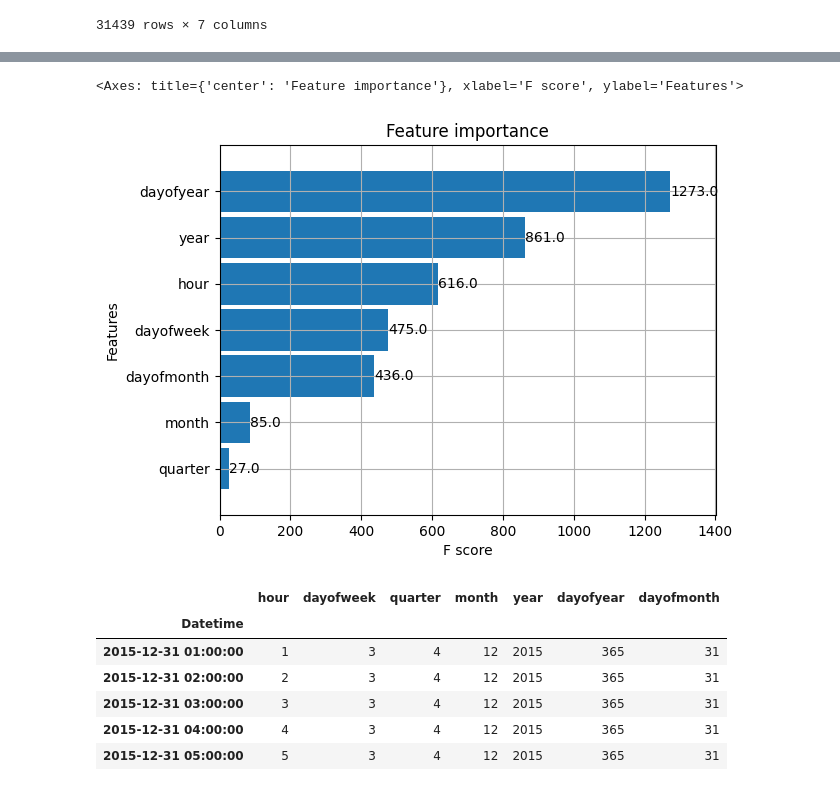
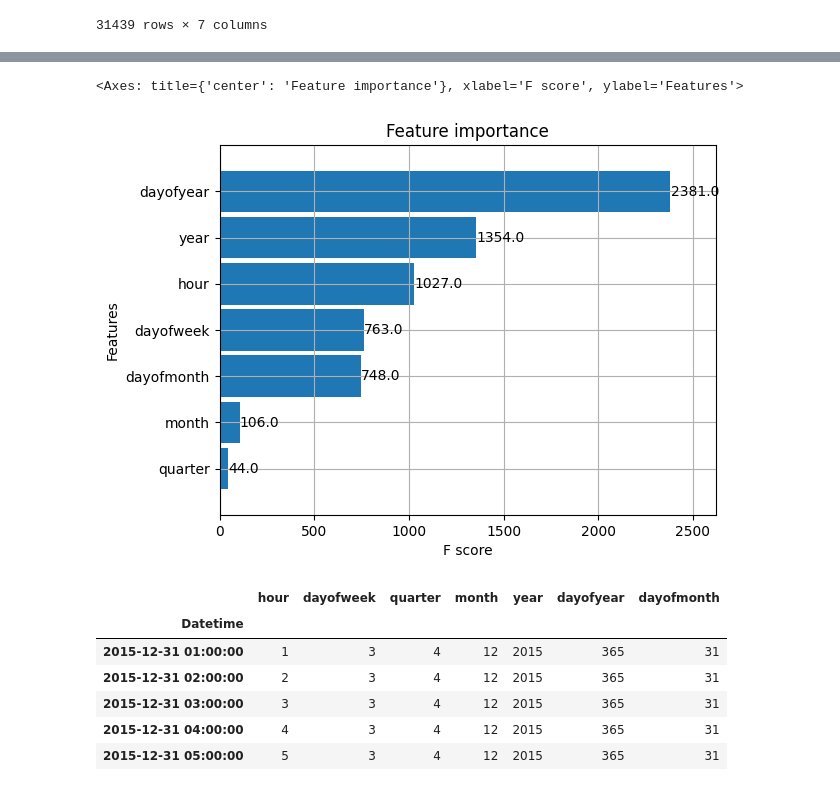
Before and after one commit to aouadayoub/energy_consumption_prediction, a Jupyter notebook: notboook.ipynb, the cells around one changed output, grey strips where cells are left out. Saved outputs shown, nothing was run; the diff lists cells and outputs as text; code cells hidden in the pictures.

```diff
--- a/notboook.ipynb
+++ b/notboook.ipynb
@@ -78,9 +78,3 @@ X_test
 | 2018-01-01 23:00:00 | 23 | 0 | 1 | 1 | 2018 | 1 | 1 |
 | 2018-01-02 00:00:00 | 0 | 1 | 1 | 1 | 2018 | 2 | 2 |
 31439 rows × 7 columns
-# %%
-reg = xgb.XGBRegressor(n_estimators=1000)
-reg.fit(X_train, y_train,
-        eval_set=[(X_train, y_train), (X_test, y_test)],
-        early_stopping_rounds=50,
-       verbose=False)
@@ -98,0 +81,20 @@ XGBRegressor(base_score=None, booster=None, callbacks=None,
+# %%
+dtrain = xgb.DMatrix(X_train, label=y_train)
+dtest = xgb.DMatrix(X_test, label=y_test)
+# %%
+params = {
+    'objective': 'reg:squarederror',
+    'eval_metric': 'rmse',
+    'max_depth': 6,
+    'learning_rate': 0.1,
+    'n_estimators': 1000,
+    'verbosity': 0
+}
+# %%
+bst = xgb.train(
+    params,
+    dtrain,
+    num_boost_round=1000,
+    evals=[(dtest, 'test')],
+    early_stopping_rounds=50
+)
@@ -99,8 +119,8 @@ XGBRegressor(base_score=None, booster=None, callbacks=None,
 # %%
-plot_importance(reg, height=0.9)
+plot_importance(bst, height=0.9)
 # %% [output]
 <Axes: title={'center': 'Feature importance'}, xlabel='F score', ylabel='Features'>
-[figure, old version]
+[figure, new version]
 # %%
 X_test
 # %% [output]
```
Also changed, not shown: parts of 17 cells of this notebook.
